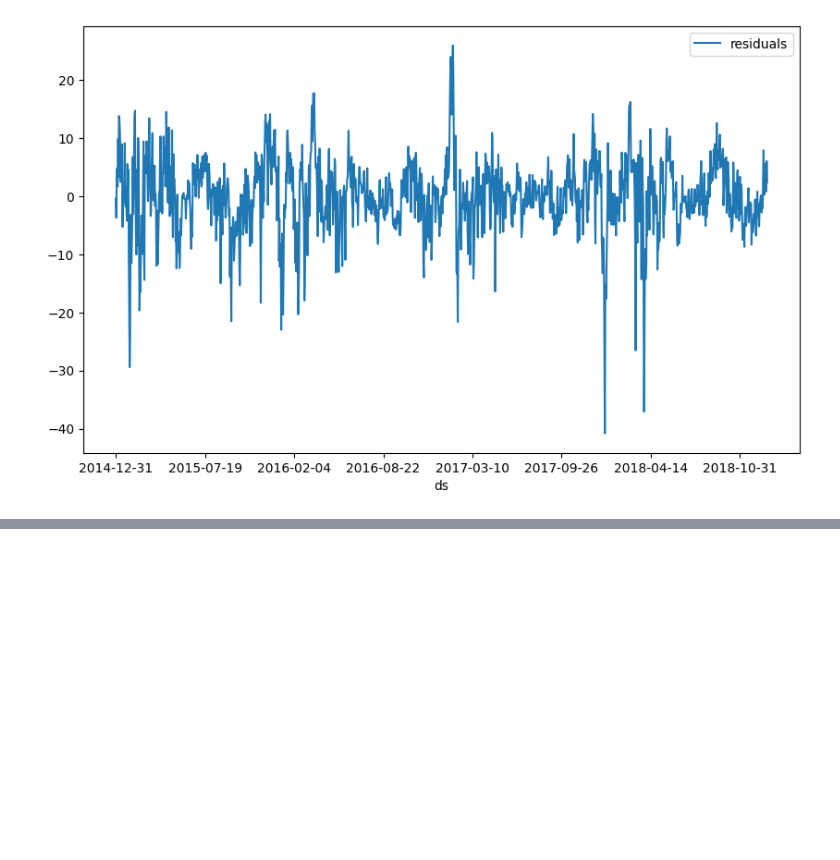
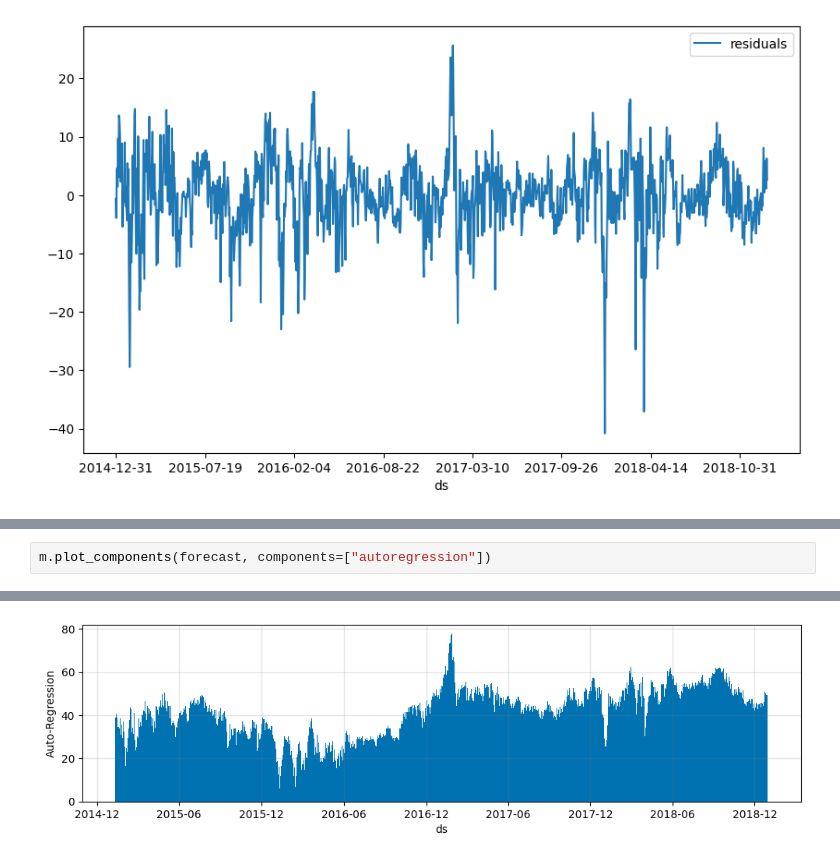
Before and after one commit to OzzyGomes/NeuralProphet_guide, a Jupyter notebook: NP_Tutorial_4_Auto_regression.ipynb, the cells around one changed output, grey strips where cells are left out. Drawn from its saved outputs; the diff is of its cells as text; blank space fills up the shorter version.

```diff
--- a/NP_Tutorial_4_Auto_regression.ipynb
+++ b/NP_Tutorial_4_Auto_regression.ipynb
@@ -92,0 +153,3 @@ fig = df_residuals.plot(x="ds", y="residuals", figsize=(10, 6))
+# %%
+m.plot_components(forecast, components=["autoregression"])
+# %% [output]
@@ -92,0 +158 @@ fig = df_residuals.plot(x="ds", y="residuals", figsize=(10, 6))
+[figure, added]
```
Also changed, not shown: parts of 5 cells of this notebook.
